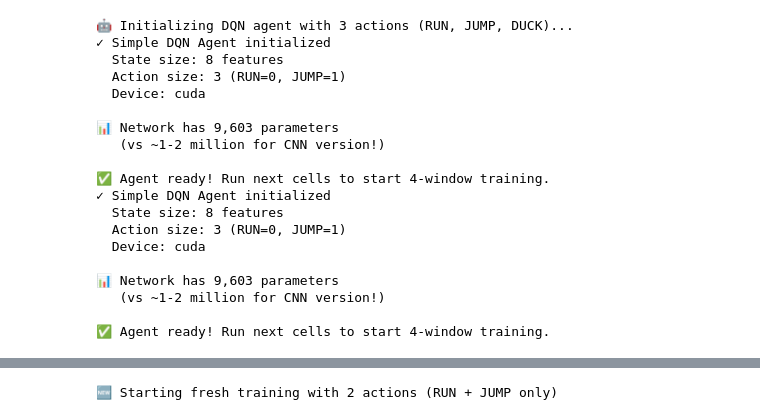
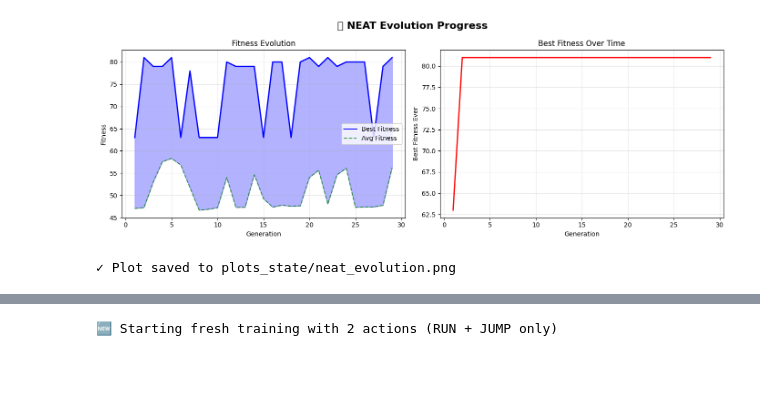
Before and after one commit to SaiGuruInukurthi/DINO-game-RL-trial-, a Jupyter notebook: state_based_training.ipynb, the cells around one changed output, grey strips where cells are left out. Cells and saved outputs as stored; diff of their text form; code cells hidden in the pictures; blank space fills up the shorter version.

```diff
--- a/state_based_training.ipynb
+++ b/state_based_training.ipynb
@@ -232,42 +152,46 @@ for k, v in CONFIG.items():
 # %%
-# Initialize agent (environment will be created as multi-window later)
-print("🤖 Initializing DQN agent with 3 actions (RUN, JUMP, DUCK)...")
-agent = DQNAgent(
-    state_size=8,
-    action_size=3,  # RUN, JUMP, DUCK
-    learning_rate=CONFIG['learning_rate'],
-    gamma=CONFIG['gamma'],
-    epsilon_start=CONFIG['epsilon_start'],
-    epsilon_end=CONFIG['epsilon_end'],
-    epsilon_decay_steps=CONFIG['epsilon_decay_steps'],
-    batch_size=CONFIG['batch_size'],
-    memory_size=CONFIG['memory_size'],
-    target_update_freq=CONFIG['target_update_freq']
-)
+# 📊 Plot NEAT Evolution Progress
+import pickle
 
-# Check network size
-params = sum(p.numel() for p in agent.q_network.parameters())
-print(f"\n📊 Network has {params:,} parameters")
-print(f"   (vs ~1-2 million for CNN version!)")
-print("\n✅ Agent ready! Run next cells to start 4-window training.")
+# Load stats
+try:
+    with open('models_state/neat_stats.pkl', 'rb') as f:
+        stats = pickle.load(f)
+    best_scores = stats['best_scores']
+    avg_scores = stats['avg_scores']
+except:
+    # Use from trainer if just ran
+    best_scores = trainer.gen_best_scores
+    avg_scores = trainer.gen_avg_scores
+
+fig, axes = plt.subplots(1, 2, figsize=(14, 5))
+fig.suptitle('🧬 NEAT Evolution Progress', fontsize=16, fontweight='bold')
+
+generations = range(1, len(best_scores) + 1)
+
+# Fitness over generations
+axes[0].plot(generations, best_scores, 'b-', linewidth=2, label='Best Fitness')
+axes[0].plot(generations, avg_scores, 'g--', alpha=0.7, label='Avg Fitness')
+axes[0].fill_between(generations, avg_scores, best_scores, alpha=0.3, color='blue')
+axes[0].set_xlabel('Generation')
+axes[0].set_ylabel('Fitness')
+axes[0].set_title('Fitness Evolution')
+axes[0].legend()
+axes[0].grid(True, alpha=0.3)
+
+# Cumulative best
+cumulative_best = np.maximum.accumulate(best_scores)
+axes[1].plot(generations, cumulative_best, 'r-', linewidth=2)
+axes[1].set_xlabel('Generation')
+axes[1].set_ylabel('Best Fitness Ever')
+axes[1].set_title('Best Fitness Over Time')
+axes[1].grid(True, alpha=0.3)
+
+plt.tight_layout()
+plt.savefig('plots_state/neat_evolution.png', dpi=150)
+plt.show()
+print("✓ Plot saved to plots_state/neat_evolution.png")
 # %% [output]
+[figure, added]
-🤖 Initializing DQN agent with 3 actions (RUN, JUMP, DUCK)...
-✓ Simple DQN Agent initialized
-  State size: 8 features
-  Action size: 3 (RUN=0, JUMP=1)
-  Device: cuda
-
-📊 Network has 9,603 parameters
-   (vs ~1-2 million for CNN version!)
-
-✅ Agent ready! Run next cells to start 4-window training.
-✓ Simple DQN Agent initialized
-  State size: 8 features
-  Action size: 3 (RUN=0, JUMP=1)
-  Device: cuda
-
-📊 Network has 9,603 parameters
-   (vs ~1-2 million for CNN version!)
-
-✅ Agent ready! Run next cells to start 4-window training.
+✓ Plot saved to plots_state/neat_evolution.png
 # %% [markdown]
```
Also changed, not shown: parts of 17 cells of this notebook, 12 other files.
